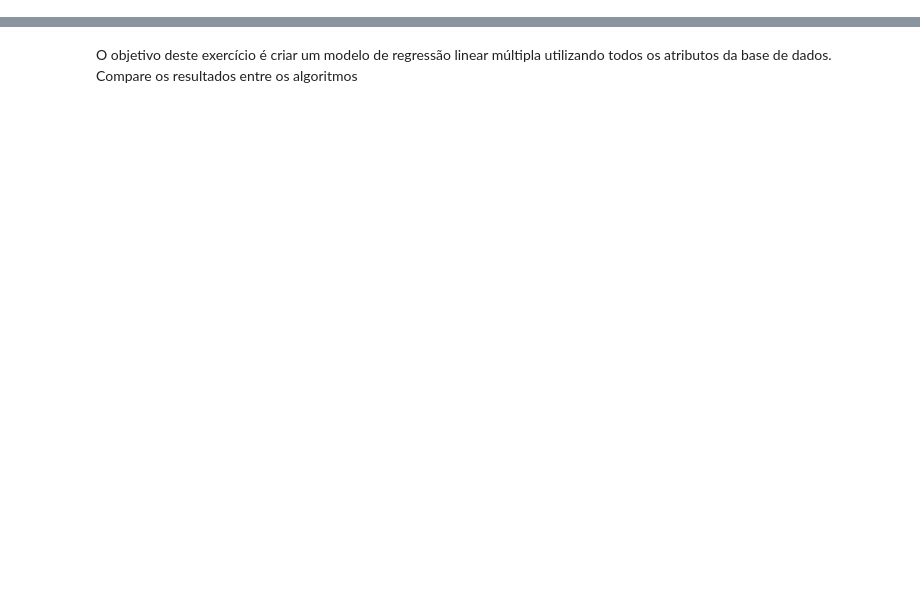
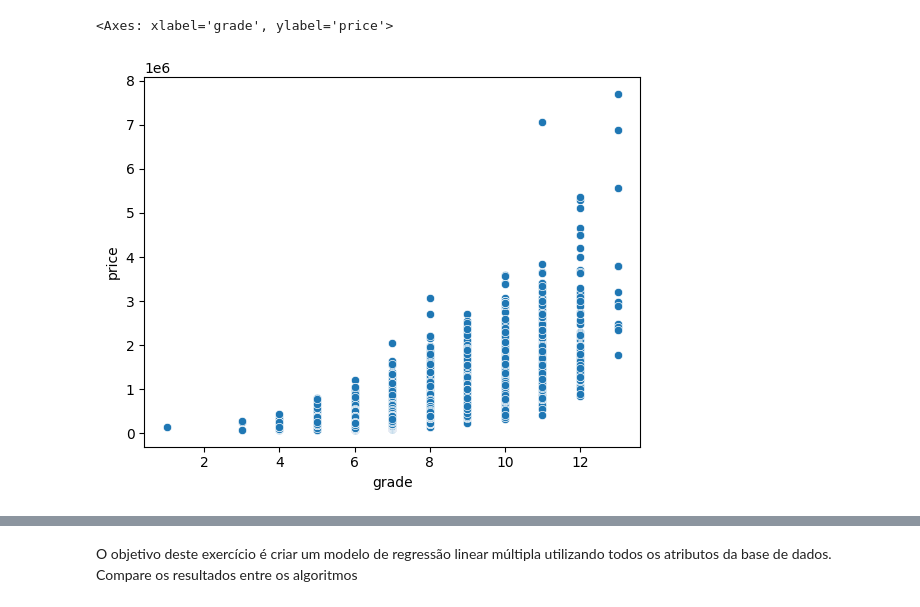
Before and after one commit to HammadN98/Curso_Estatistica, a Jupyter notebook: S9Exercicios.ipynb, the cells around one changed output, grey strips where cells are left out. Saved outputs shown, nothing was run; the diff lists cells and outputs as text; code cells hidden in the pictures; blank space fills up the shorter version.

```diff
--- a/S9Exercicios.ipynb
+++ b/S9Exercicios.ipynb
@@ -2,0 +63,6 @@
+# %%
+#Visualizando a correlacao de "grade"" X "price"
+sns.scatterplot(x = casas['grade'], y =  casas['price'])
+# %% [output]
+<Axes: xlabel='grade', ylabel='price'>
+[figure, added]
```
Also changed, not shown: parts of 21 cells of this notebook.
